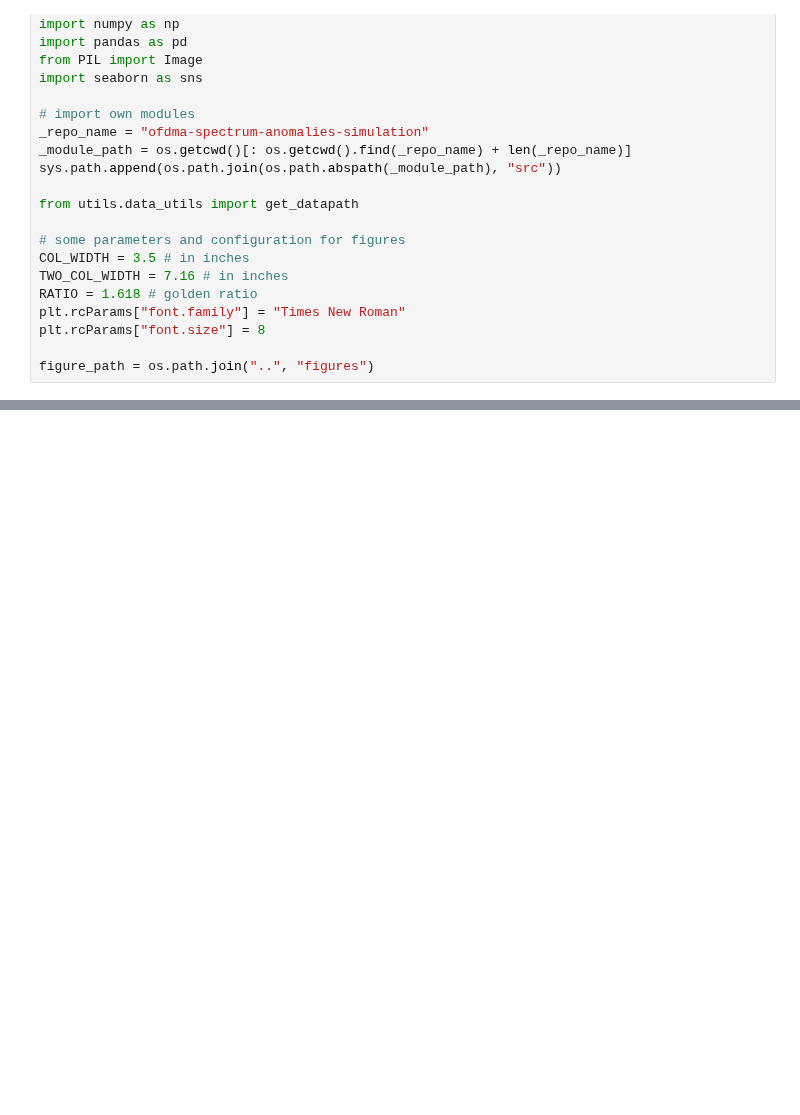
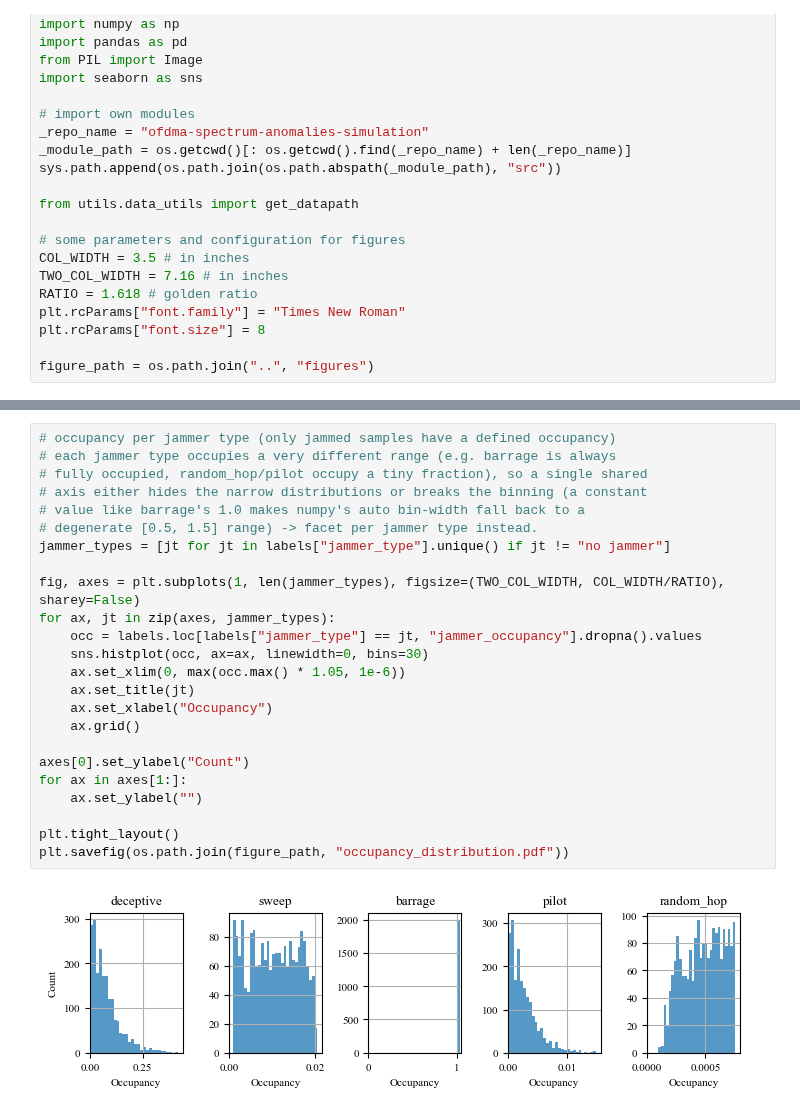
Before and after one commit to akdd11/ofdma-spectrum-anomalies-simulation, a Jupyter notebook: notebooks/plot_spectrograms.ipynb, the cells around one changed output, grey strips where cells are left out. Saved outputs shown, nothing was run; the diff lists cells and outputs as text; blank space fills up the shorter version.

```diff
--- a/notebooks/plot_spectrograms.ipynb
+++ b/notebooks/plot_spectrograms.ipynb
@@ -109,0 +106,26 @@ Mean SJR: 10.96 dB, Std SJR: 18.33 dB
+# %%
+# occupancy per jammer type (only jammed samples have a defined occupancy)
+# each jammer type occupies a very different range (e.g. barrage is always
+# fully occupied, random_hop/pilot occupy a tiny fraction), so a single shared
+# axis either hides the narrow distributions or breaks the binning (a constant
+# value like barrage's 1.0 makes numpy's auto bin-width fall back to a
+# degenerate [0.5, 1.5] range) -> facet per jammer type instead.
+jammer_types = [jt for jt in labels["jammer_type"].unique() if jt != "no jammer"]
+
+fig, axes = plt.subplots(1, len(jammer_types), figsize=(TWO_COL_WIDTH, COL_WIDTH/RATIO), sharey=False)
+for ax, jt in zip(axes, jammer_types):
+    occ = labels.loc[labels["jammer_type"] == jt, "jammer_occupancy"].dropna().values
+    sns.histplot(occ, ax=ax, linewidth=0, bins=30)
+    ax.set_xlim(0, max(occ.max() * 1.05, 1e-6))
+    ax.set_title(jt)
+    ax.set_xlabel("Occupancy")
+    ax.grid()
+
+axes[0].set_ylabel("Count")
+for ax in axes[1:]:
+    ax.set_ylabel("")
+
+plt.tight_layout()
+plt.savefig(os.path.join(figure_path, "occupancy_distribution.pdf"))
+# %% [output]
+[figure, added]
```
Also changed, not shown: parts of 11 cells of this notebook, 2 other files.
